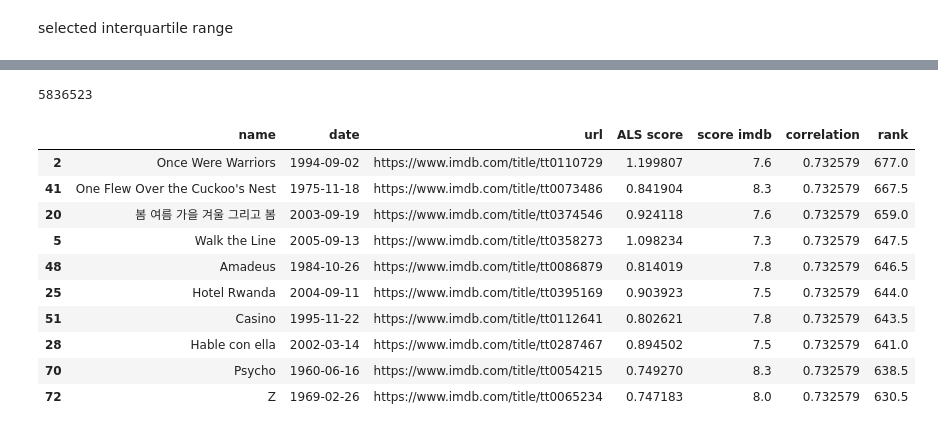
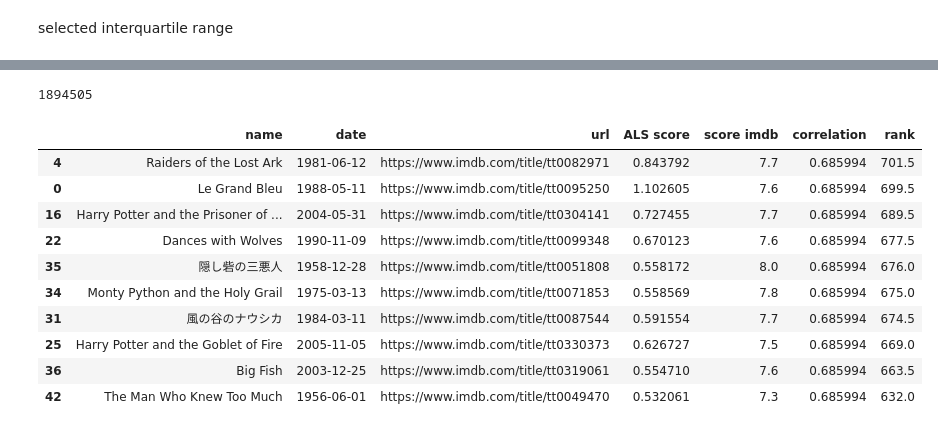
Before and after one commit to ksn38/imdb-recommender, a Jupyter notebook: imdb-recommender.ipynb, the cells around one changed output, grey strips where cells are left out. Cells and saved outputs as stored; diff of their text form; code cells hidden in the pictures.

```diff
--- a/imdb-recommender.ipynb
+++ b/imdb-recommender.ipynb
@@ -15,3 +8,10 @@ quartile3 = 0.5
+# %%
+selected_genres = ['Comedy', 'Adventure'] # or [''] to select all genres
+country = ''
+min_year = 1930
+max_year = 9999
+quartile1 = 0.1 # In case of a "Memory error", increase
+quartile3 = 0.7 # In case of a "Memory error", reduce
 # %%
 data = pd.read_csv('data/ratings.csv')
 data.drop('timestamp', axis=1, inplace=True)
@@ -112,6 +112,7 @@ df_genres.head(3)
 # %% [markdown]
 limit by years
 # %%
+movies3 = movies[['movieId', 'vote_average', 'vote_count']].copy()
 movieId = []
 year = []
 
@@ -127,6 +128,7 @@ df_year = df_year.loc[(df_year['year'] < max_year)&(df_year['year'] > min_year)]
 
 data_train = data_train.loc[data_train['movieId'].isin(df_year['movieId'])]
 my = my.loc[my['movieId'].isin(df_year['movieId'])]
+movies3 = movies3.loc[movies3['movieId'].isin(df_year['movieId'])]
 len(data_train)
 # %% [output]
 11177842
@@ -148,3 +150,13 @@ for i in movies.index:
         if c[0][17:19] not in ('CI', 'LA'):
             countries.append(json.loads(c[0].replace("\'", "\"")[1:-1])['name'])
             movies.at[i, 'countries'] = json.loads(c[0].replace("\'", "\"")[1:-1])['name']
+# %%
+if selected_genres[0] != '':
+    my_genres = []
+    for i in selected_genres:
+        my_genres.extend(list(df_genres.loc[df_genres[i] == 1].index))
+    my_genres = list(set(my_genres))
+    data_train = data_train.loc[data_train['movieId'].isin(my_genres)]
+    my = my.loc[my['movieId'].isin(my_genres)]
+    movies3 = movies3.loc[movies3['movieId'].isin(my_genres)]
+print(len(data_train))
@@ -151,14 +165,5 @@ for i in movies.index:
 # %%
-movies_ranked = movies[['movieId', 'vote_average', 'vote_count']].copy()
-
-if genre in df_genres.columns:
-    selected_genres = list(df_genres.loc[df_genres[genre] == 1].index)
-
-    data_train = data_train.loc[data_train['movieId'].isin(selected_genres)]
-    my = my.loc[my['movieId'].isin(selected_genres)]
-    movies_ranked = movies_ranked.loc[movies_ranked['movieId'].isin(selected_genres)]
-    print(len(data_train))
-elif country in set(movies.countries.dropna()):
+if country  != '':
     if country == 'Russia':
         selected_countries = list(movies.loc[(movies['countries'] == 'Soviet Union')|(movies['countries'] == 'Russia')]['movieId'])
     else:
@@ -166,5 +171,5 @@ elif country in set(movies.countries.dropna()):
 
     data_train = data_train.loc[data_train['movieId'].isin(selected_countries)]
     my = my.loc[my['movieId'].isin(selected_countries)]
-    movies_ranked = movies_ranked.loc[movies_ranked['movieId'].isin(selected_countries)]
-    print(len(data_train))
+    movies3 = movies3.loc[movies3['movieId'].isin(selected_countries)]
+print(len(data_train))
@@ -232,7 +239,7 @@ data_train.drop('rating_rank', axis=1, inplace=True)
 data_train = pd.concat([data_train, my], ignore_index=True)
 len(data_train)
 # %% [output]
-5836523
+1894505
 # %%
 import implicit
 from scipy.sparse import csr_matrix
@@ -300,18 +307,18 @@ def rec_final(rec):
         df = df.sort_values('rank', ascending=False)
     return df
 # %%
-rec_final(moviesId).to_html(f'{genre} {country} ALS recommendations {min_year} - {max_year}.html', encoding='utf-8', index=False, render_links=True)
+rec_final(moviesId).to_html(f'{str(selected_genres)[1:-2]} {country} ALS recommendations {min_year} - {max_year}.html', encoding='utf-8', index=False, render_links=True)
 rec_final(moviesId)[:10]
 # %% [output]
 |  | name | date | url | ALS score | score imdb | correlation | rank |
-| 2 | Once Were Warriors | 1994-09-02 | https://www.imdb.com/title/tt0110729 | 1.199807 | 7.6 | 0.732579 | 677.0 |
-| 41 | One Flew Over the Cuckoo's Nest | 1975-11-18 | https://www.imdb.com/title/tt0073486 | 0.841904 | 8.3 | 0.732579 | 667.5 |
-| 20 | 봄 여름 가을 겨울 그리고 봄 | 2003-09-19 | https://www.imdb.com/title/tt0374546 | 0.924118 | 7.6 | 0.732579 | 659.0 |
-| 5 | Walk the Line | 2005-09-13 | https://www.imdb.com/title/tt0358273 | 1.098234 | 7.3 | 0.732579 | 647.5 |
-| 48 | Amadeus | 1984-10-26 | https://www.imdb.com/title/tt0086879 | 0.814019 | 7.8 | 0.732579 | 646.5 |
-| 25 | Hotel Rwanda | 2004-09-11 | https://www.imdb.com/title/tt0395169 | 0.903923 | 7.5 | 0.732579 | 644.0 |
-| 51 | Casino | 1995-11-22 | https://www.imdb.com/title/tt0112641 | 0.802621 | 7.8 | 0.732579 | 643.5 |
-| 28 | Hable con ella | 2002-03-14 | https://www.imdb.com/title/tt0287467 | 0.894502 | 7.5 | 0.732579 | 641.0 |
-| 70 | Psycho | 1960-06-16 | https://www.imdb.com/title/tt0054215 | 0.749270 | 8.3 | 0.732579 | 638.5 |
-| 72 | Z | 1969-02-26 | https://www.imdb.com/title/tt0065234 | 0.747183 | 8.0 | 0.732579 | 630.5 |
+| 4 | Raiders of the Lost Ark | 1981-06-12 | https://www.imdb.com/title/tt0082971 | 0.843792 | 7.7 | 0.685994 | 701.5 |
+| 0 | Le Grand Bleu | 1988-05-11 | https://www.imdb.com/title/tt0095250 | 1.102605 | 7.6 | 0.685994 | 699.5 |
+| 16 | Harry Potter and the Prisoner of ... | 2004-05-31 | https://www.imdb.com/title/tt0304141 | 0.727455 | 7.7 | 0.685994 | 689.5 |
+| 22 | Dances with Wolves | 1990-11-09 | https://www.imdb.com/title/tt0099348 | 0.670123 | 7.6 | 0.685994 | 677.5 |
+| 35 | 隠し砦の三悪人 | 1958-12-28 | https://www.imdb.com/title/tt0051808 | 0.558172 | 8.0 | 0.685994 | 676.0 |
+| 34 | Monty Python and the Holy Grail | 1975-03-13 | https://www.imdb.com/title/tt0071853 | 0.558569 | 7.8 | 0.685994 | 675.0 |
+| 31 | 風の谷のナウシカ | 1984-03-11 | https://www.imdb.com/title/tt0087544 | 0.591554 | 7.7 | 0.685994 | 674.5 |
+| 25 | Harry Potter and the Goblet of Fire | 2005-11-05 | https://www.imdb.com/title/tt0330373 | 0.626727 | 7.5 | 0.685994 | 669.0 |
+| 36 | Big Fish | 2003-12-25 | https://www.imdb.com/title/tt0319061 | 0.554710 | 7.6 | 0.685994 | 663.5 |
+| 42 | The Man Who Knew Too Much | 1956-06-01 | https://www.imdb.com/title/tt0049470 | 0.532061 | 7.3 | 0.685994 | 632.0 |
 # %%
```
Also changed, not shown: parts of 12 cells of this notebook.
